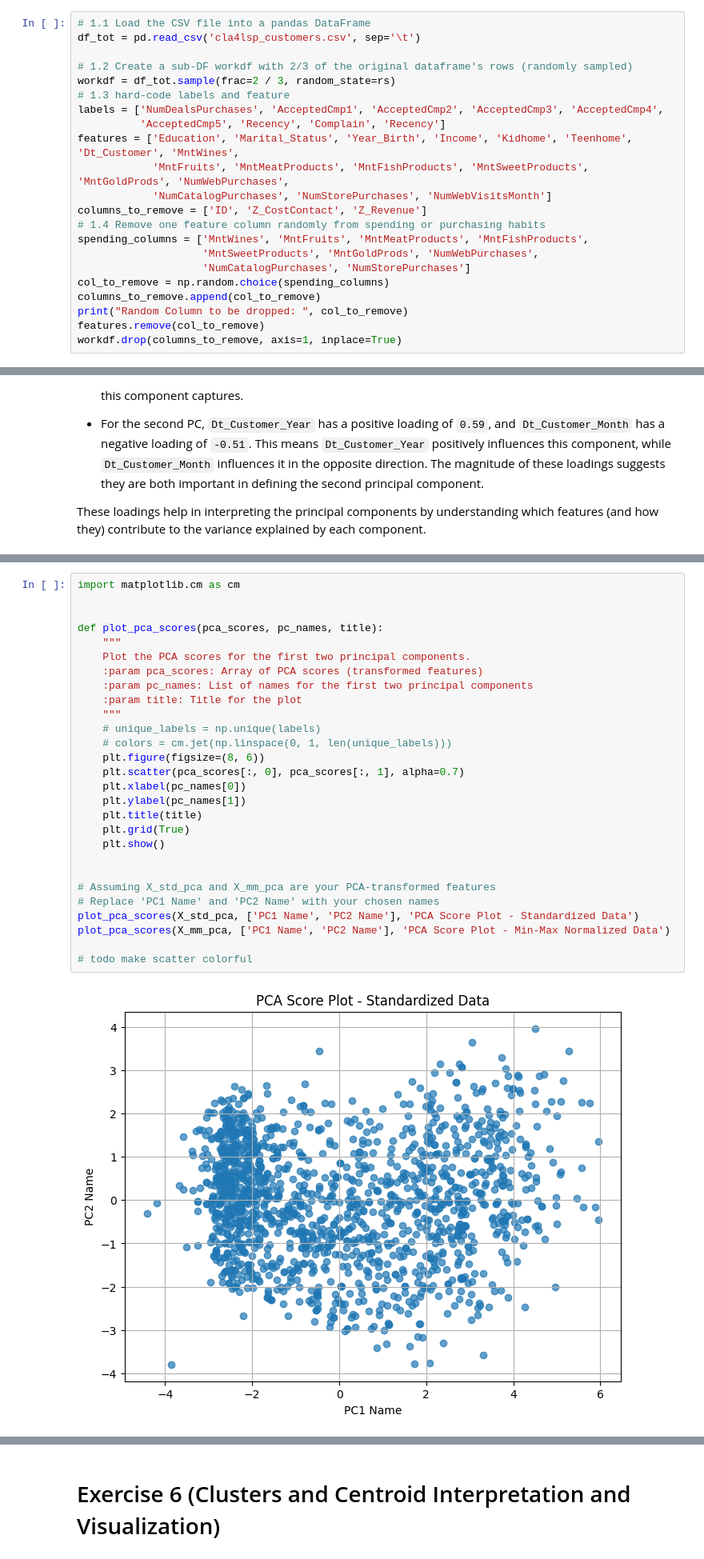
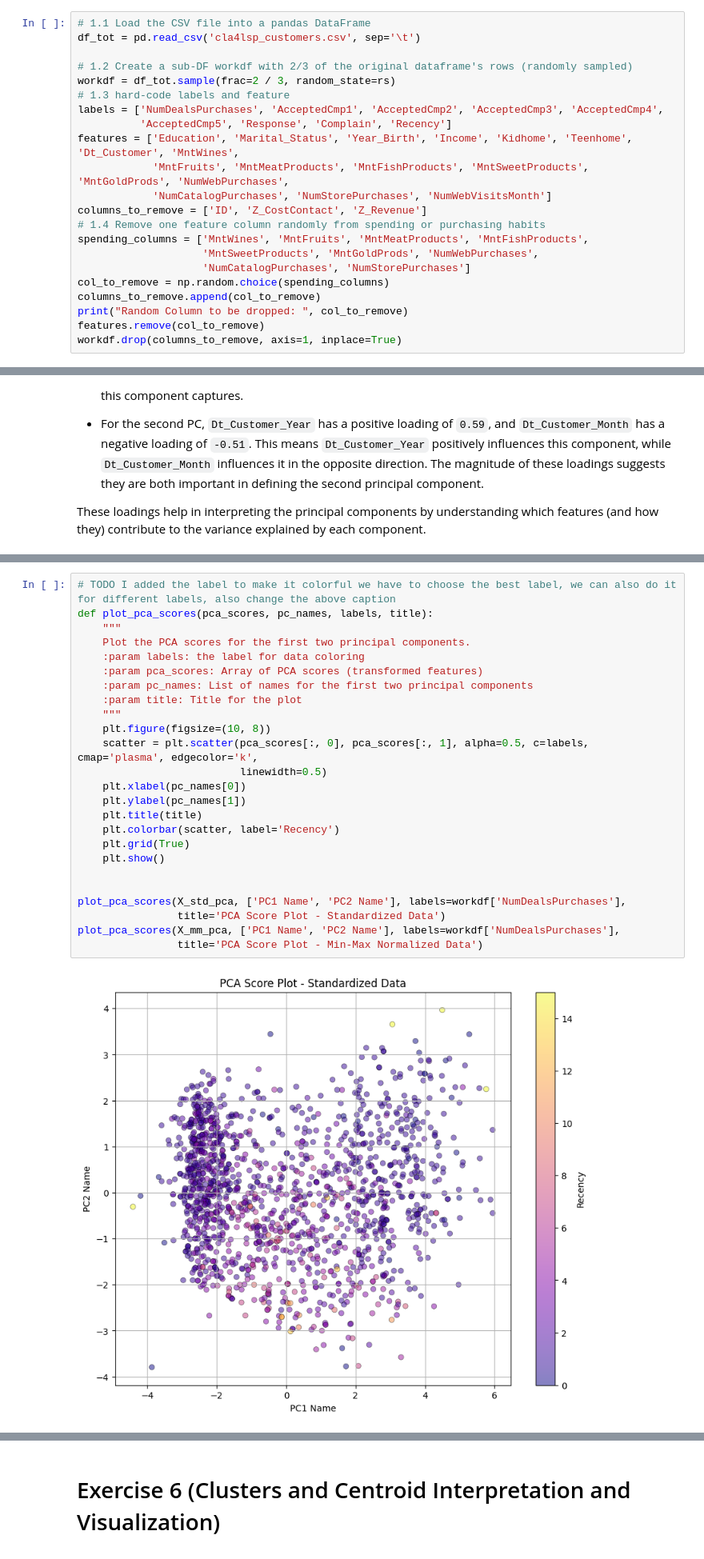
Before and after one commit to Sepehr-A/CLA_Project, a Jupyter notebook: PCA_HW/PCA_HW_NEW.ipynb, the cells around one changed output, grey strips where cells are left out. Shown at 80% size. Cells and saved outputs as stored; diff of their text form.

```diff
--- a/PCA_HW/PCA_HW_NEW.ipynb
+++ b/PCA_HW/PCA_HW_NEW.ipynb
@@ -19,7 +25,7 @@ df_tot = pd.read_csv('cla4lsp_customers.csv', sep='\t')
 workdf = df_tot.sample(frac=2 / 3, random_state=rs)
 # 1.3 hard-code labels and feature
 labels = ['NumDealsPurchases', 'AcceptedCmp1', 'AcceptedCmp2', 'AcceptedCmp3', 'AcceptedCmp4',
-          'AcceptedCmp5', 'Recency', 'Complain', 'Recency']
+          'AcceptedCmp5', 'Response', 'Complain', 'Recency']
 features = ['Education', 'Marital_Status', 'Year_Birth', 'Income', 'Kidhome', 'Teenhome', 'Dt_Customer', 'MntWines',
             'MntFruits', 'MntMeatProducts', 'MntFishProducts', 'MntSweetProducts', 'MntGoldProds', 'NumWebPurchases',
             'NumCatalogPurchases', 'NumStorePurchases', 'NumWebVisitsMonth']
@@ -498,30 +501,27 @@ These loadings help in interpreting the principal components by understanding wh
 # %%
-import matplotlib.cm as cm
-
-
-def plot_pca_scores(pca_scores, pc_names, title):
+# TODO I added the label to make it colorful we have to choose the best label, we can also do it for different labels, also change the above caption
+def plot_pca_scores(pca_scores, pc_names, labels, title):
     """
     Plot the PCA scores for the first two principal components.
+    :param labels: the label for data coloring
     :param pca_scores: Array of PCA scores (transformed features)
     :param pc_names: List of names for the first two principal components
     :param title: Title for the plot
     """
-    # unique_labels = np.unique(labels)
-    # colors = cm.jet(np.linspace(0, 1, len(unique_labels)))
-    plt.figure(figsize=(8, 6))
-    plt.scatter(pca_scores[:, 0], pca_scores[:, 1], alpha=0.7)
+    plt.figure(figsize=(10, 8))
+    scatter = plt.scatter(pca_scores[:, 0], pca_scores[:, 1], alpha=0.5, c=labels, cmap='plasma', edgecolor='k',
+                          linewidth=0.5)
     plt.xlabel(pc_names[0])
     plt.ylabel(pc_names[1])
     plt.title(title)
+    plt.colorbar(scatter, label='Recency')
     plt.grid(True)
     plt.show()
 
 
-# Assuming X_std_pca and X_mm_pca are your PCA-transformed features
-# Replace 'PC1 Name' and 'PC2 Name' with your chosen names
-plot_pca_scores(X_std_pca, ['PC1 Name', 'PC2 Name'], 'PCA Score Plot - Standardized Data')
-plot_pca_scores(X_mm_pca, ['PC1 Name', 'PC2 Name'], 'PCA Score Plot - Min-Max Normalized Data')
-
-# todo make scatter colorful
+plot_pca_scores(X_std_pca, ['PC1 Name', 'PC2 Name'], labels=workdf['NumDealsPurchases'],
+                title='PCA Score Plot - Standardized Data')
+plot_pca_scores(X_mm_pca, ['PC1 Name', 'PC2 Name'], labels=workdf['NumDealsPurchases'],
+                title='PCA Score Plot - Min-Max Normalized Data')
 # %% [output]
-[figure, old version]
+[figure, new version]
```
Also changed, not shown: parts of 23 cells of this notebook.
